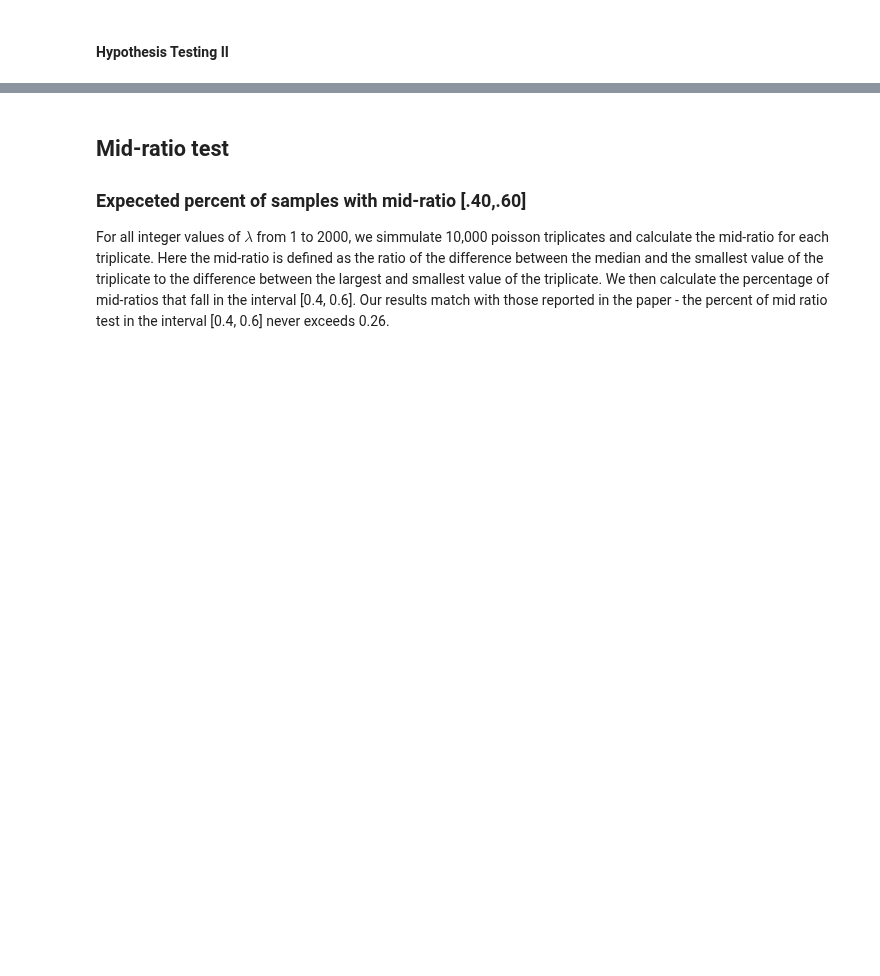
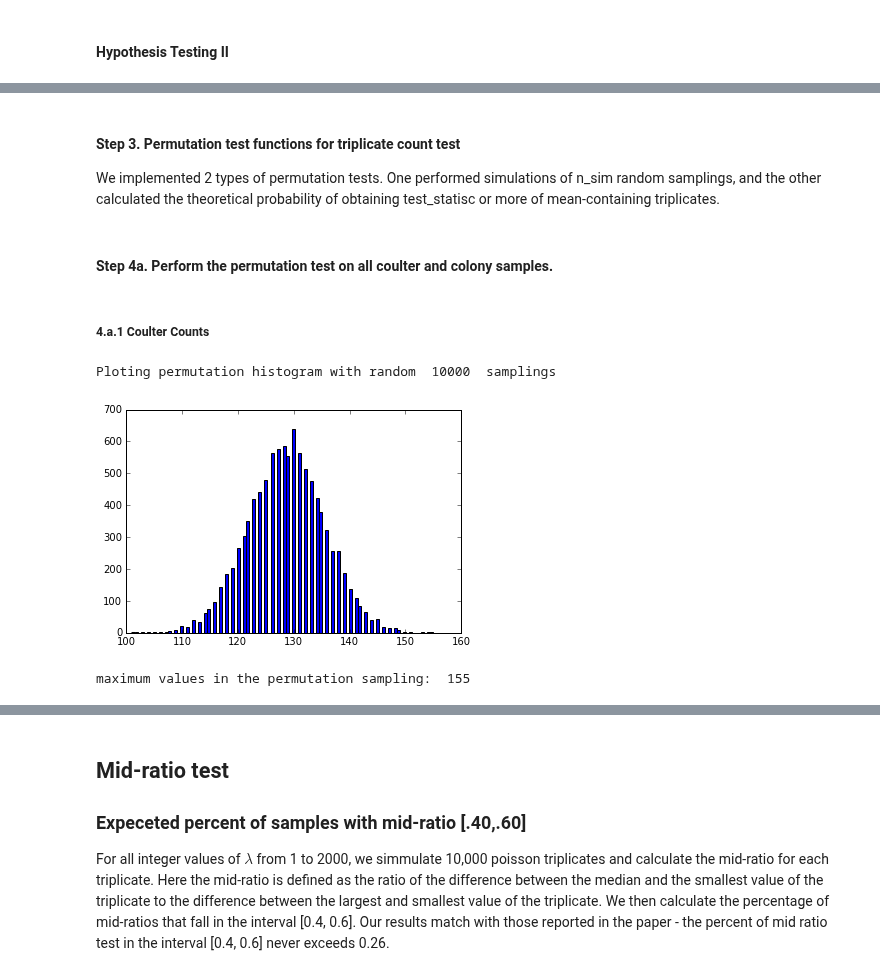
Before and after one commit to mads14/S215a-groupwork, a Jupyter notebook: science-open-research/OSR_Pitt_Hill.ipynb, the cells around one changed output, grey strips where cells are left out. Saved outputs shown, nothing was run; the diff lists cells and outputs as text; code cells hidden in the pictures; blank space fills up the shorter version.

```diff
--- a/science-open-research/OSR_Pitt_Hill.ipynb
+++ b/science-open-research/OSR_Pitt_Hill.ipynb
@@ -174,8 +81,0 @@ Step 4a. Perform the permutation test on coulter samples.
-# %%
-# values of n and test_statistic are obtained from PNAS paper Table 2 (pg 7)
-n = 1729
-test_statistic = 177
-n_perm = 10000
-
-# permutation test on coulter samples (and plot the distribution histogram)
-test_result_theory = tri_perm_test_theoretical(coulter_samples_mean['contains_mean'], n, test_statistic)
@@ -203,7 +81,0 @@ Step 4b. Perform the permutation test on colony samples.
-# %%
-# values of n and test_statistic are obtained from PNAS paper Table 2 (pg 7)
-n = 1361
-test_statistic = 708
-
-# permutation test on coulter samples (and plot the distribution histogram)
-test_result_theory = tri_perm_test_theoretical(colony_samples_mean['contains_mean'], n, test_statistic)
@@ -229,0 +143,3 @@ Probability that sampled permutation >= test statistic:  2.404E-43
+# %% [markdown]
+#### Step 3. Permutation test functions for triplicate count test ####
+We implemented 2 types of permutation tests. One performed simulations of n_sim random samplings, and the other calculated the theoretical probability of obtaining test_statisc or more of mean-containing triplicates.
@@ -229,0 +178,18 @@ Probability that sampled permutation >= test statistic:  2.404E-43
+# %% [markdown]
+#### Step 4a. Perform the permutation test on all coulter and colony samples. ####
+# %%
+# values of n and test_statistic are obtained from PNAS paper Table 2 (pg 7)
+n_coulter = 1727
+n_colony = 1361
+test_statistic_coulter = 177
+test_statistic_colony = 708
+n_sim = 10000
+# %% [markdown]
+##### 4.a.1 Coulter Counts #####
+# %%
+# permutation test by sampling on coulter samples (and plot the distribution histogram)
+test_result_sampling = tri_perm_test_sampling(coulter_samples_mean['contains_mean'], n_coulter, n_sim, test_statistic_coulter)
+# %% [output]
+Ploting permutation histogram with random  10000  samplings
+[figure, added]
+maximum values in the permutation sampling:  155
```
Also changed, not shown: parts of 40 cells of this notebook.
